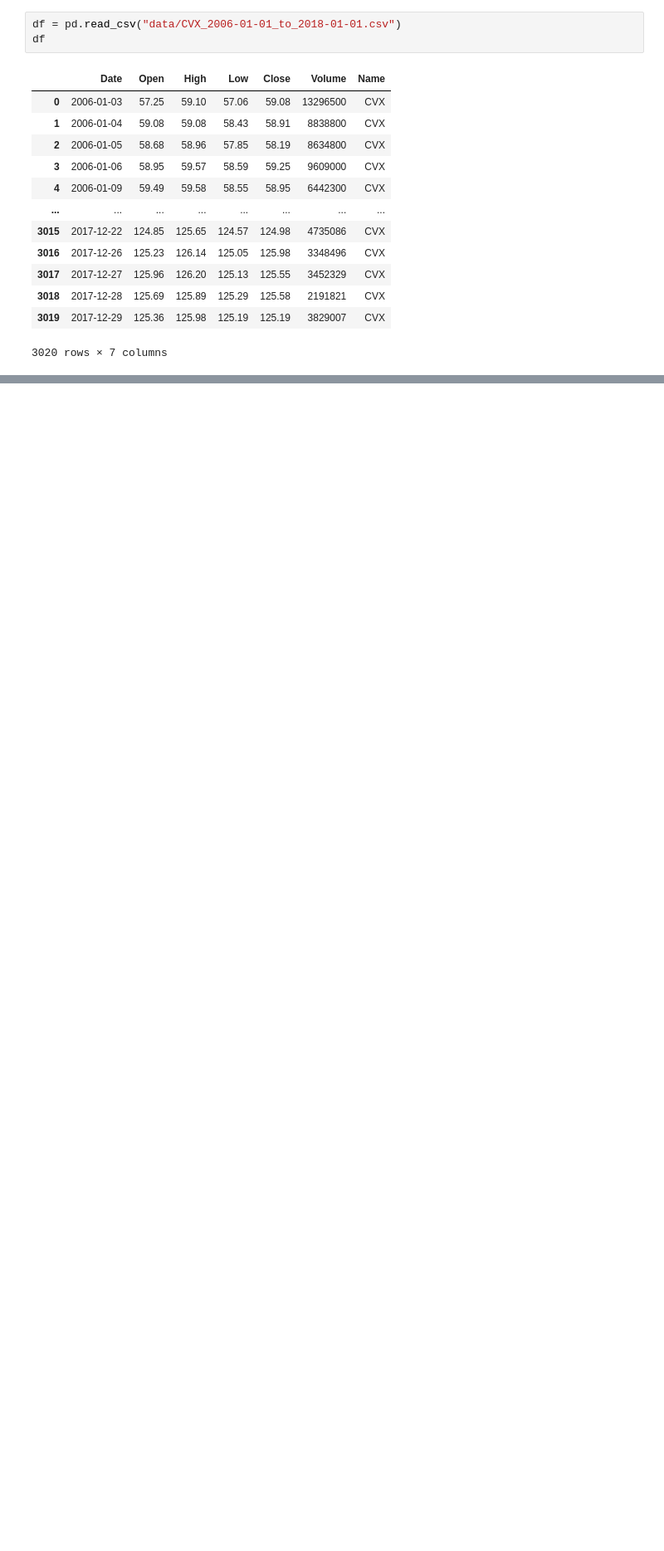
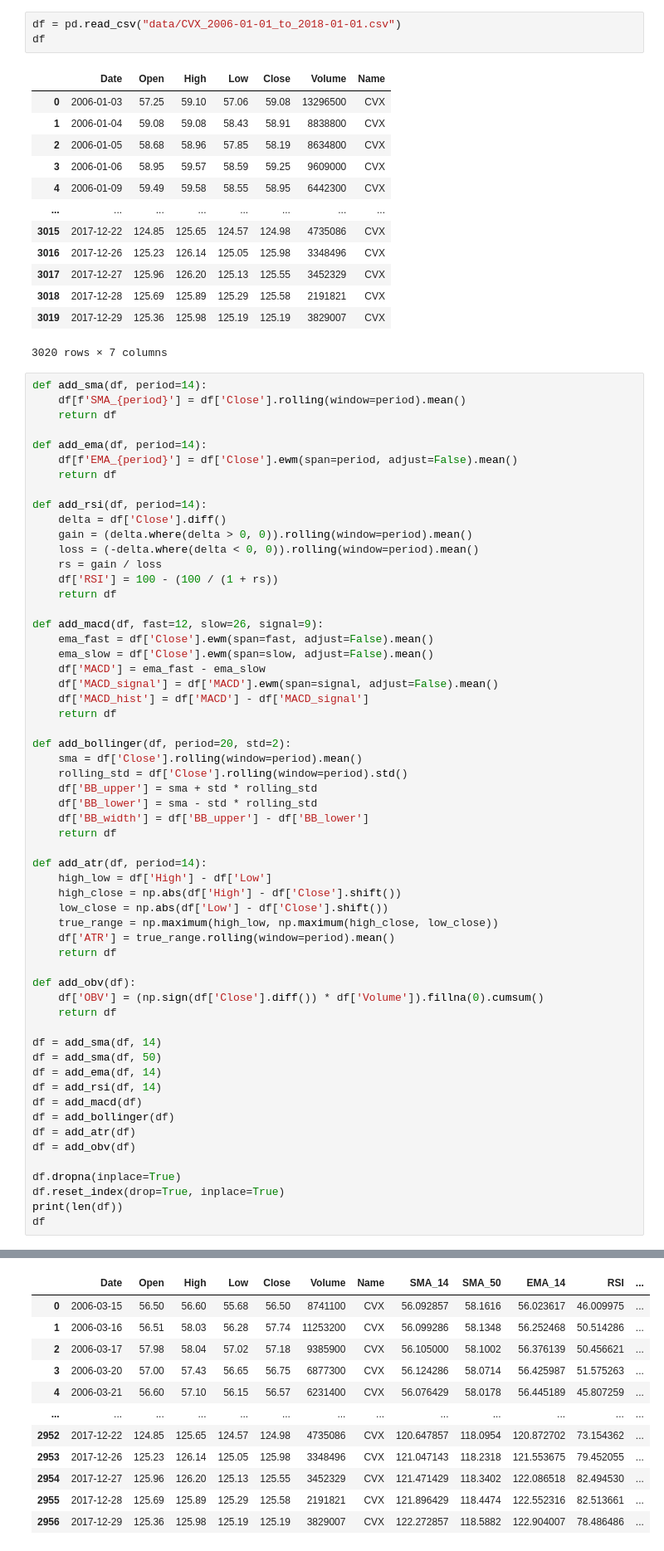
Before and after one commit to tahaElahibakhsh/Helli7_AI_DL, a Jupyter notebook: Market/stock_predictor.ipynb, the cells around one changed output, grey strips where cells are left out. Shown at 83% size. Saved outputs shown, nothing was run; the diff lists cells and outputs as text; blank space fills up the shorter version.

```diff
--- a/Market/stock_predictor.ipynb
+++ b/Market/stock_predictor.ipynb
@@ -20,3 +27,62 @@ df
 | 3018 | 2017-12-28 | 125.69 | 125.89 | 125.29 | 125.58 | 2191821 | CVX |
 | 3019 | 2017-12-29 | 125.36 | 125.98 | 125.19 | 125.19 | 3829007 | CVX |
 3020 rows × 7 columns
+# %%
+def add_sma(df, period=14):
+    df[f'SMA_{period}'] = df['Close'].rolling(window=period).mean()
+    return df
+
+def add_ema(df, period=14):
+    df[f'EMA_{period}'] = df['Close'].ewm(span=period, adjust=False).mean()
+    return df
+
+def add_rsi(df, period=14):
+    delta = df['Close'].diff()
+    gain = (delta.where(delta > 0, 0)).rolling(window=period).mean()
+    loss = (-delta.where(delta < 0, 0)).rolling(window=period).mean()
+    rs = gain / loss
+    df['RSI'] = 100 - (100 / (1 + rs))
+    return df
+
+def add_macd(df, fast=12, slow=26, signal=9):
+    ema_fast = df['Close'].ewm(span=fast, adjust=False).mean()
+    ema_slow = df['Close'].ewm(span=slow, adjust=False).mean()
+    df['MACD'] = ema_fast - ema_slow
+    df['MACD_signal'] = df['MACD'].ewm(span=signal, adjust=False).mean()
+    df['MACD_hist'] = df['MACD'] - df['MACD_signal']
+    return df
+
+def add_bollinger(df, period=20, std=2):
+    sma = df['Close'].rolling(window=period).mean()
+    rolling_std = df['Close'].rolling(window=period).std()
+    df['BB_upper'] = sma + std * rolling_std
+    df['BB_lower'] = sma - std * rolling_std
+    df['BB_width'] = df['BB_upper'] - df['BB_lower']
+    return df
+
+def add_atr(df, period=14):
+    high_low = df['High'] - df['Low']
+    high_close = np.abs(df['High'] - df['Close'].shift())
+    low_close = np.abs(df['Low'] - df['Close'].shift())
+    true_range = np.maximum(high_low, np.maximum(high_close, low_close))
+    df['ATR'] = true_range.rolling(window=period).mean()
+    return df
+
+def add_obv(df):
+    df['OBV'] = (np.sign(df['Close'].diff()) * df['Volume']).fillna(0).cumsum()
+    return df
+
+df = add_sma(df, 14)
+df = add_sma(df, 50)
+df = add_ema(df, 14)
+df = add_rsi(df, 14)
+df = add_macd(df)
+df = add_bollinger(df)
+df = add_atr(df)
+df = add_obv(df)
+
+df.dropna(inplace=True)
+df.reset_index(drop=True, inplace=True)
+print(len(df))
+df
+# %% [output]
@@ -22,0 +90,12 @@ df
+|  | Date | Open | High | Low | Close | Volume | Name | SMA_14 | SMA_50 | EMA_14 | RSI | ... |
+| 0 | 2006-03-15 | 56.50 | 56.60 | 55.68 | 56.50 | 8741100 | CVX | 56.092857 | 58.1616 | 56.023617 | 46.009975 | ... |
+| 1 | 2006-03-16 | 56.51 | 58.03 | 56.28 | 57.74 | 11253200 | CVX | 56.099286 | 58.1348 | 56.252468 | 50.514286 | ... |
+| 2 | 2006-03-17 | 57.98 | 58.04 | 57.02 | 57.18 | 9385900 | CVX | 56.105000 | 58.1002 | 56.376139 | 50.456621 | ... |
+| 3 | 2006-03-20 | 57.00 | 57.43 | 56.65 | 56.75 | 6877300 | CVX | 56.124286 | 58.0714 | 56.425987 | 51.575263 | ... |
+| 4 | 2006-03-21 | 56.60 | 57.10 | 56.15 | 56.57 | 6231400 | CVX | 56.076429 | 58.0178 | 56.445189 | 45.807259 | ... |
+| ... | ... | ... | ... | ... | ... | ... | ... | ... | ... | ... | ... | ... |
+| 2952 | 2017-12-22 | 124.85 | 125.65 | 124.57 | 124.98 | 4735086 | CVX | 120.647857 | 118.0954 | 120.872702 | 73.154362 | ... |
+| 2953 | 2017-12-26 | 125.23 | 126.14 | 125.05 | 125.98 | 3348496 | CVX | 121.047143 | 118.2318 | 121.553675 | 79.452055 | ... |
+| 2954 | 2017-12-27 | 125.96 | 126.20 | 125.13 | 125.55 | 3452329 | CVX | 121.471429 | 118.3402 | 122.086518 | 82.494530 | ... |
+| 2955 | 2017-12-28 | 125.69 | 125.89 | 125.29 | 125.58 | 2191821 | CVX | 121.896429 | 118.4474 | 122.552316 | 82.513661 | ... |
+| 2956 | 2017-12-29 | 125.36 | 125.98 | 125.19 | 125.19 | 3829007 | CVX | 122.272857 | 118.5882 | 122.904007 | 78.486486 | ... |
```
Also changed, not shown: parts of 14 cells of this notebook, 1 other file.
